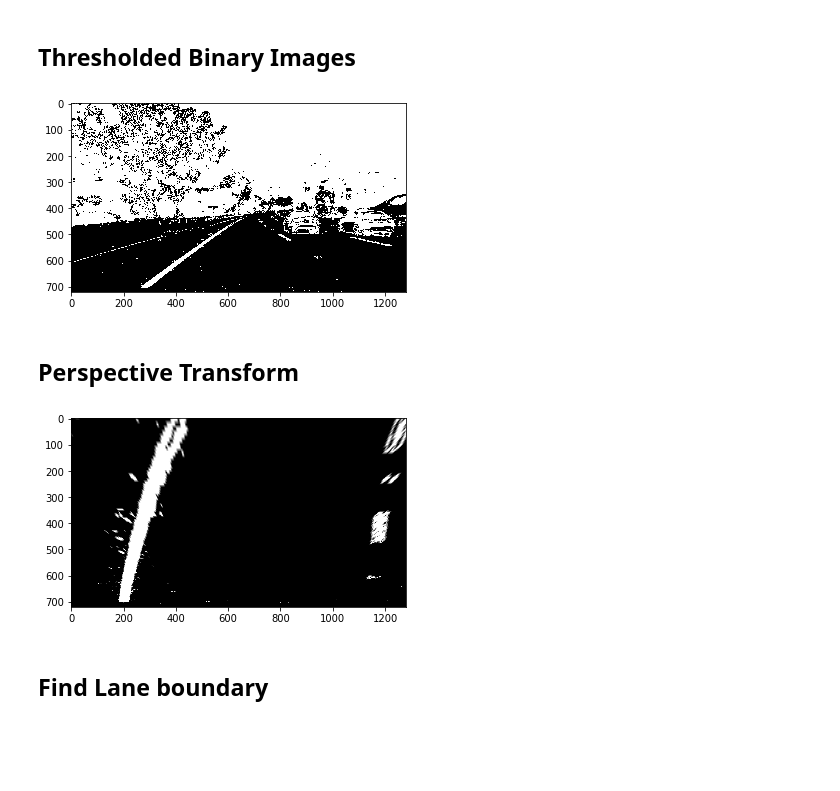
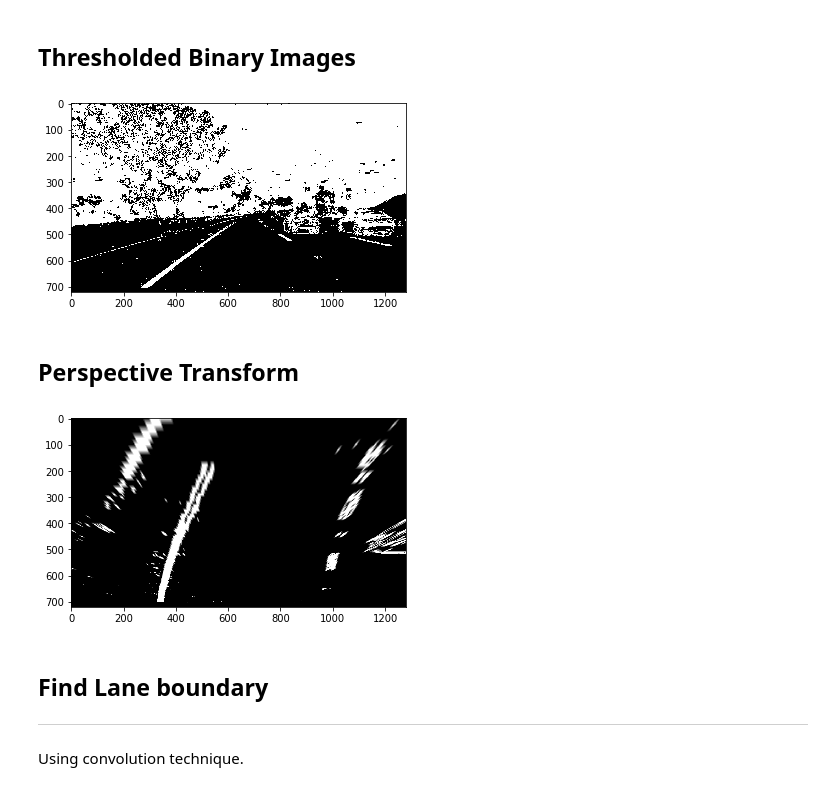
Before and after one commit to ruithumbup/CarND-Advanced-Lane-Lines, a Jupyter notebook: Advanced_Lane_Finding.ipynb, the cells around one changed output. Drawn from its saved outputs; the diff is of its cells as text; code cells hidden in the pictures; blank space fills up the shorter version.

```diff
--- a/Advanced_Lane_Finding.ipynb
+++ b/Advanced_Lane_Finding.ipynb
@@ -68,7 +68,7 @@ for img_path in test_images:
 # %% [markdown]
 ## Thresholded Binary Images
 # %%
-def threshold_image(img, sobelx_thresh = (20,100), h_thresh = (15,100), s_thresh = (90,255)):
+def threshold_image(img, sobelx_thresh = (20,110), h_thresh = (15,100), s_thresh = (140,255)):
     # Convert to HSV color space
     hls = cv2.cvtColor(img, cv2.COLOR_RGB2HLS)
     h_channel = hls[:,:,0]
@@ -96,11 +96,7 @@ def threshold_image(img, sobelx_thresh = (20,100), h_thresh = (15,100), s_thresh
     combined_binary[(s_binary == 1) | (h_binary == 1) | (sxbinary == 1) ] = 255
     return combined_binary
 
-    # Return stacked binary images
-    # color_binary = np.dstack(( sxbinary, h_binary, s_binary))
-    # gray_binary = cv2.cvtColor(color_binary, cv2.COLOR_RGB2GRAY)
-    # return gray_binary
-
+# Do thresholding binary images
 for img_path in test_images:
     img = cv2.imread(input_path + img_path)
     undist_img = undistort_image(img, mtx, dist)
@@ -110,34 +106,37 @@ for img_path in test_images:
     plt.imshow(th_undist_img, 'gray')
 
     # Save binary image
-    cv2.imwrite(os.path.join(out_path, "th_undist_"+img_path), th_undist_img)
+    cv2.imwrite(os.path.join(out_path, "th_undist_"+ img_path), th_undist_img)
 # %% [output]
-[figure, old version]
+[figure, new version]
 # %% [markdown]
 ## Perspective Transform
 # %%
 def perspective_trans(img, src, dst):
     # gray = cv2.cvtColor(img, cv2.COLOR_RGB2GRAY)
     M = cv2.getPerspectiveTransform(src, dst)
     warped = cv2.warpPerspective(img, M, img.shape[::-1], flags=cv2.INTER_LINEAR)
     return warped, M
 
 # Manually select source and destination coordinates from straight lines
-src = np.float32([[200,700],[555,470],[725,470],[1100,700]])
-dst = np.float32([[110,700],[110,100],[1100,100],[1100,700]])
+src = np.float32([[200,700],[590,450],[685,450],[1080,700]])
+dst = np.float32([[280,700],[280,100],[920,100],[920,700]])
 
+# Do perspective transform
 for img_path in test_images:
     img = cv2.imread(input_path + img_path)
     undist_img = undistort_image(img, mtx, dist)
     th_undist_img = threshold_image(undist_img)
     warp_img, _ = perspective_trans(th_undist_img, src, dst)
 
     # Display a binary image sample
     plt.imshow(warp_img, 'gray')
 
     # Save binary image
-    cv2.imwrite(os.path.join(out_path, "warp_"+img_path), warp_img)
+    cv2.imwrite(os.path.join(out_path, "warp_"+ img_path), warp_img)
 # %% [output]
-[figure, old version]
+[figure, new version]
 # %% [markdown]
 ## Find Lane boundary
+---
+Using convolution technique.
```
Also changed, not shown: parts of 4 cells of this notebook, 1 other file.
